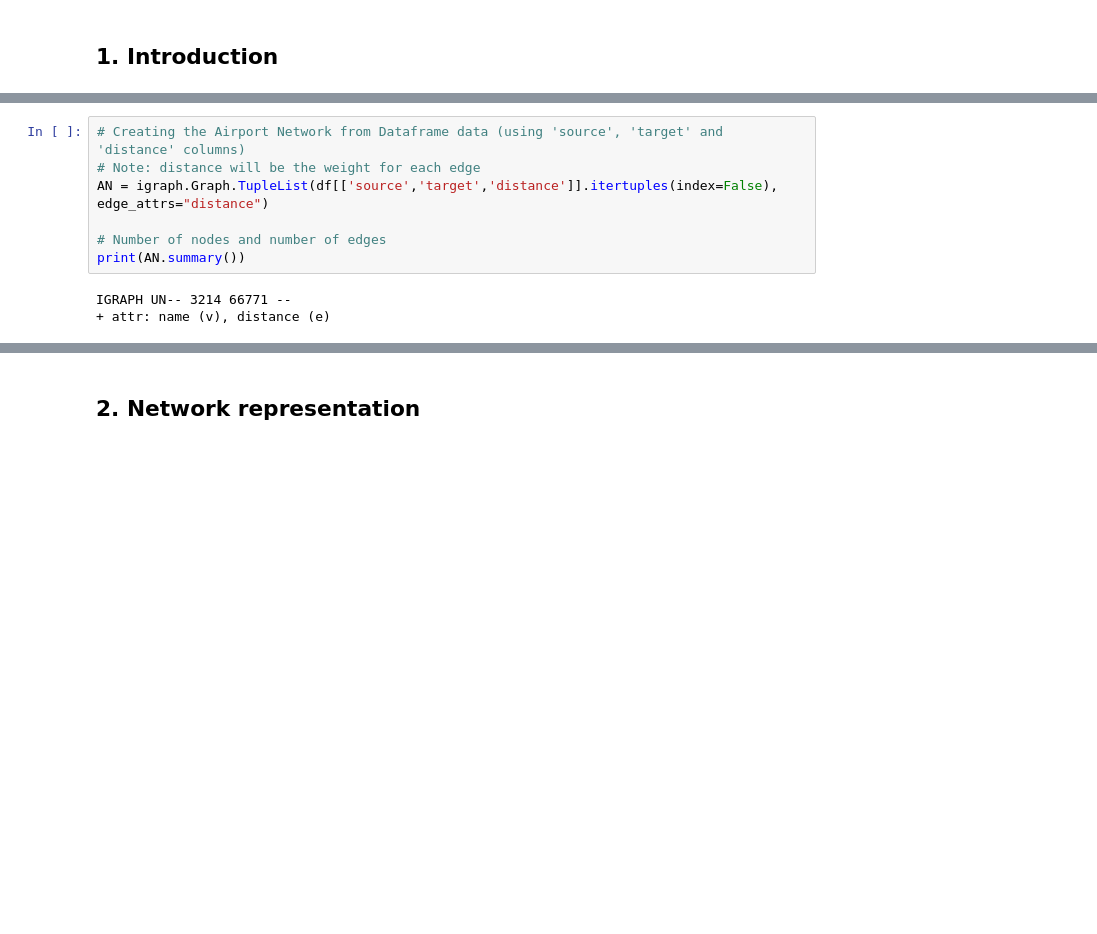
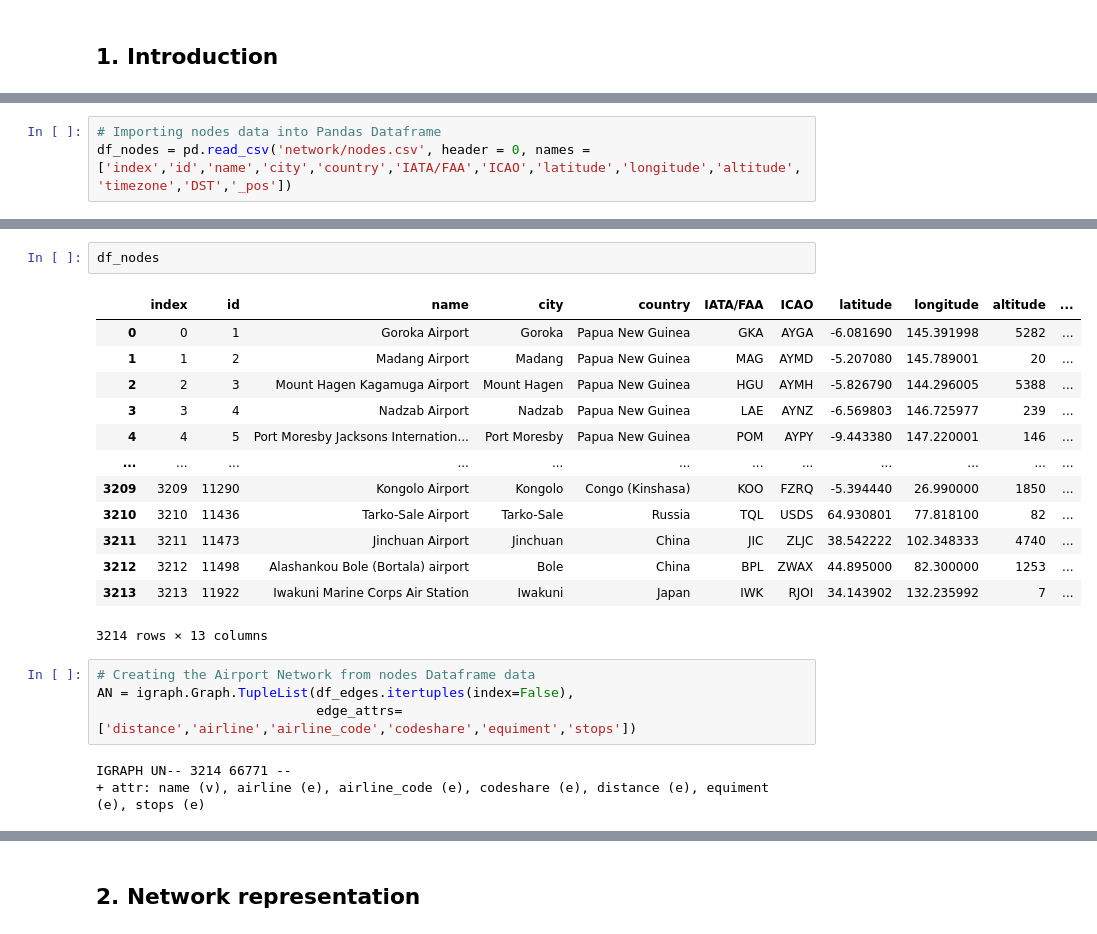
Before and after one commit to dlleonardo/openflights-airport-network-analysis, a Jupyter notebook: main.ipynb, the cells around one changed output, grey strips where cells are left out. Cells and saved outputs as stored; diff of their text form; blank space fills up the shorter version.

```diff
--- a/main.ipynb
+++ b/main.ipynb
@@ -39,0 +11,3 @@ dtype: int64
+# %%
+# Importing nodes data into Pandas Dataframe
+df_nodes = pd.read_csv('network/nodes.csv', header = 0, names = ['index','id','name','city','country','IATA/FAA','ICAO','latitude','longitude','altitude','timezone','DST','_pos'])
@@ -40,10 +30,23 @@ dtype: int64
+# %%
+df_nodes
+# %% [output]
+|  | index | id | name | city | country | IATA/FAA | ICAO | latitude | longitude | altitude | ... |
+| 0 | 0 | 1 | Goroka Airport | Goroka | Papua New Guinea | GKA | AYGA | -6.081690 | 145.391998 | 5282 | ... |
+| 1 | 1 | 2 | Madang Airport | Madang | Papua New Guinea | MAG | AYMD | -5.207080 | 145.789001 | 20 | ... |
+| 2 | 2 | 3 | Mount Hagen Kagamuga Airport | Mount Hagen | Papua New Guinea | HGU | AYMH | -5.826790 | 144.296005 | 5388 | ... |
+| 3 | 3 | 4 | Nadzab Airport | Nadzab | Papua New Guinea | LAE | AYNZ | -6.569803 | 146.725977 | 239 | ... |
+| 4 | 4 | 5 | Port Moresby Jacksons Internation... | Port Moresby | Papua New Guinea | POM | AYPY | -9.443380 | 147.220001 | 146 | ... |
+| ... | ... | ... | ... | ... | ... | ... | ... | ... | ... | ... | ... |
+| 3209 | 3209 | 11290 | Kongolo Airport | Kongolo | Congo (Kinshasa) | KOO | FZRQ | -5.394440 | 26.990000 | 1850 | ... |
+| 3210 | 3210 | 11436 | Tarko-Sale Airport | Tarko-Sale | Russia | TQL | USDS | 64.930801 | 77.818100 | 82 | ... |
+| 3211 | 3211 | 11473 | Jinchuan Airport | Jinchuan | China | JIC | ZLJC | 38.542222 | 102.348333 | 4740 | ... |
+| 3212 | 3212 | 11498 | Alashankou Bole (Bortala) airport | Bole | China | BPL | ZWAX | 44.895000 | 82.300000 | 1253 | ... |
+| 3213 | 3213 | 11922 | Iwakuni Marine Corps Air Station | Iwakuni | Japan | IWK | RJOI | 34.143902 | 132.235992 | 7 | ... |
+3214 rows × 13 columns
 # %%
-# Creating the Airport Network from Dataframe data (using 'source', 'target' and 'distance' columns)
-# Note: distance will be the weight for each edge
-AN = igraph.Graph.TupleList(df[['source','target','distance']].itertuples(index=False), edge_attrs="distance")
-
-# Number of nodes and number of edges
-print(AN.summary())
+# Creating the Airport Network from nodes Dataframe data
+AN = igraph.Graph.TupleList(df_edges.itertuples(index=False),
+                            edge_attrs=['distance','airline','airline_code','codeshare','equiment','stops'])
 # %% [output]
 IGRAPH UN-- 3214 66771 --
-+ attr: name (v), distance (e)
++ attr: name (v), airline (e), airline_code (e), codeshare (e), distance (e), equiment (e), stops (e)
```
Also changed, not shown: parts of 22 cells of this notebook, 3 other files.
